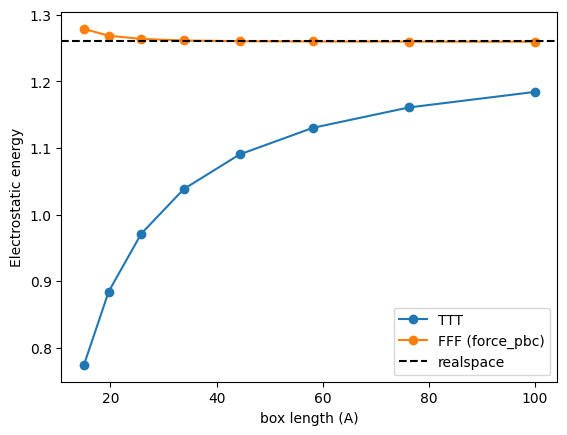
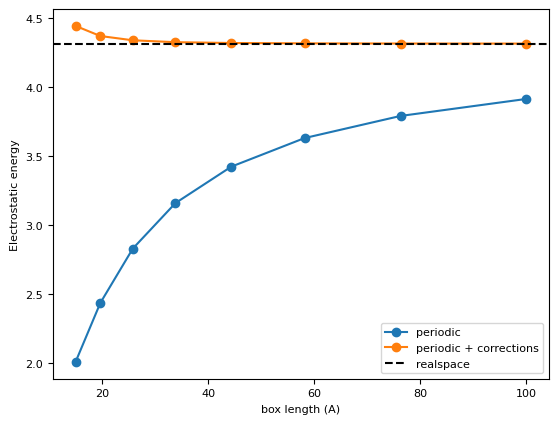
The change to this notebook cell's code, shown as a diff; its figure went from the first image to the second:
--- before
+++ after
@@ -22,5 +22,5 @@
     r_cell_vectors=r_cell_rs,
 )
-energy_realspace = energy_block(
+energy_realspace = energy_block_realspace(
     k_vectors=k_vectors_rs,
     k_norm2=k_norm2_rs,
@@ -70,5 +70,4 @@
 )
 
-# FFF batch (forced periodic evaluator)
 positions_fff, batch_fff, cell_fff, volume_fff, pbc_fff = atoms_list_to_batch(clusters_fff)
 energies_fff = energy_block(
@@ -82,10 +81,9 @@
     volume=volume_fff,
     pbc=pbc_fff,
-    force_pbc_evaluator=True,
 )
 
 plt.figure()
-plt.plot(lengths, energies_ttt.detach().cpu().numpy(), "-o", label="TTT")
-plt.plot(lengths, energies_fff.detach().cpu().numpy(), "-o", label="FFF (force_pbc)")
+plt.plot(lengths, energies_ttt.detach().cpu().numpy(), "-o", label="periodic")
+plt.plot(lengths, energies_fff.detach().cpu().numpy(), "-o", label="periodic + corrections")
 plt.axhline(energy_realspace.item(), linestyle="--", color="k", label="realspace")
 plt.xlabel("box length (A)")

Commit: new API and functionality for SCF models